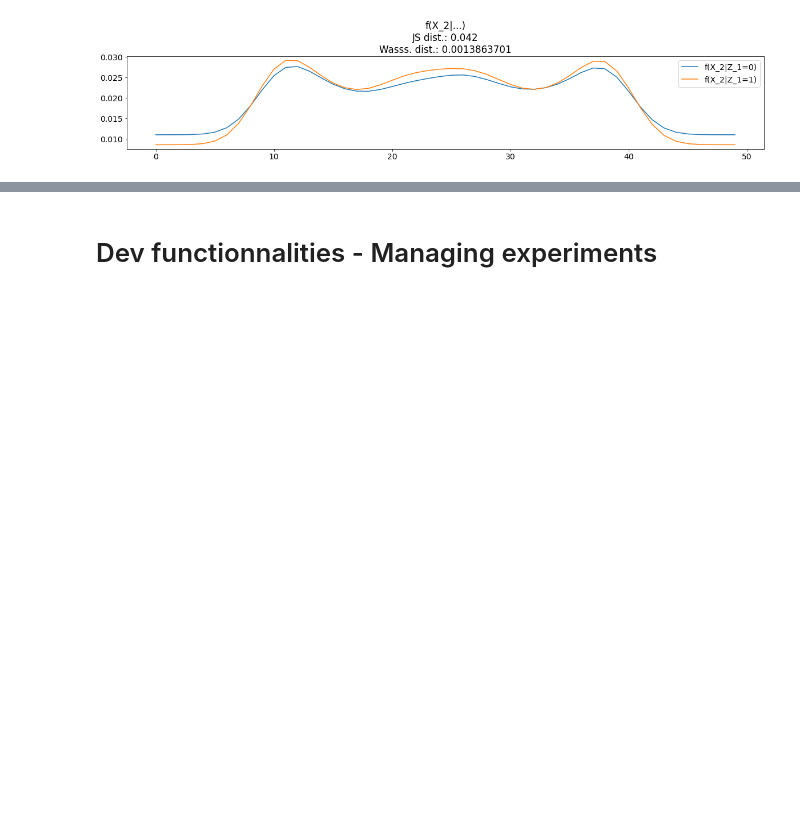
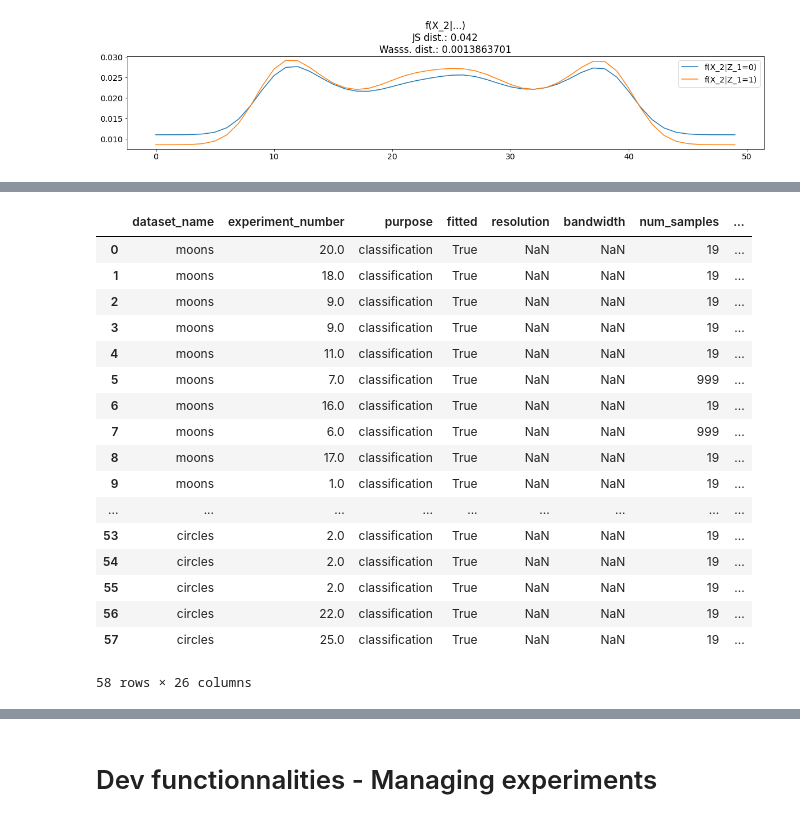
Before and after one commit to matiasdm/notes_on_stats, a Jupyter notebook: doc/sections/dev.ipynb, the cells around one changed output, grey strips where cells are left out. Saved outputs shown, nothing was run; the diff lists cells and outputs as text; code cells hidden in the pictures; blank space fills up the shorter version.

```diff
--- a/doc/sections/dev.ipynb
+++ b/doc/sections/dev.ipynb
@@ -488,0 +596,21 @@ distance.jensenshannon(hat_f_1, hat_f_2_marginal, 2.0)
+# %%
+create_df()
+# %% [output]
+|  | dataset_name | experiment_number | purpose | fitted | resolution | bandwidth | num_samples | ... |
+| 0 | moons | 20.0 | classification | True | NaN | NaN | 19 | ... |
+| 1 | moons | 18.0 | classification | True | NaN | NaN | 19 | ... |
+| 2 | moons | 9.0 | classification | True | NaN | NaN | 19 | ... |
+| 3 | moons | 9.0 | classification | True | NaN | NaN | 19 | ... |
+| 4 | moons | 11.0 | classification | True | NaN | NaN | 19 | ... |
+| 5 | moons | 7.0 | classification | True | NaN | NaN | 999 | ... |
+| 6 | moons | 16.0 | classification | True | NaN | NaN | 19 | ... |
+| 7 | moons | 6.0 | classification | True | NaN | NaN | 999 | ... |
+| 8 | moons | 17.0 | classification | True | NaN | NaN | 19 | ... |
+| 9 | moons | 1.0 | classification | True | NaN | NaN | 19 | ... |
+| ... | ... | ... | ... | ... | ... | ... | ... | ... |
+| 53 | circles | 2.0 | classification | True | NaN | NaN | 19 | ... |
+| 54 | circles | 2.0 | classification | True | NaN | NaN | 19 | ... |
+| 55 | circles | 2.0 | classification | True | NaN | NaN | 19 | ... |
+| 56 | circles | 22.0 | classification | True | NaN | NaN | 19 | ... |
+| 57 | circles | 25.0 | classification | True | NaN | NaN | 19 | ... |
+58 rows × 26 columns
```
Also changed, not shown: parts of 12 cells of this notebook, 7 other files.
